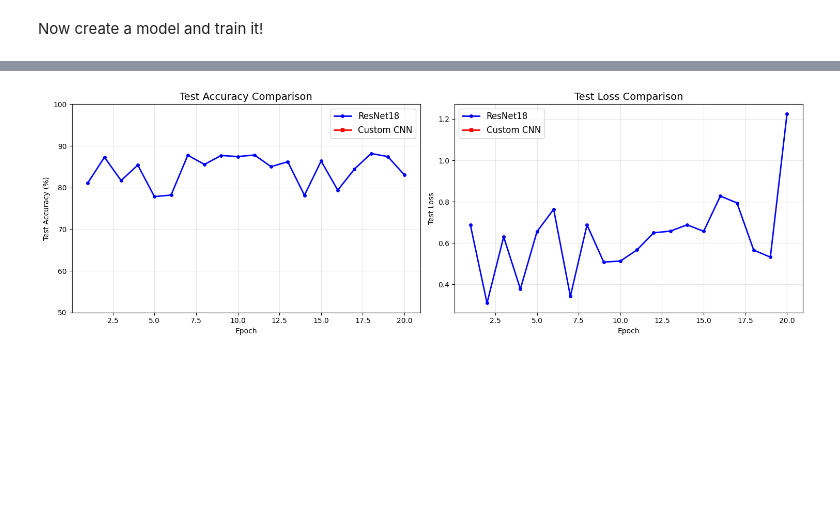
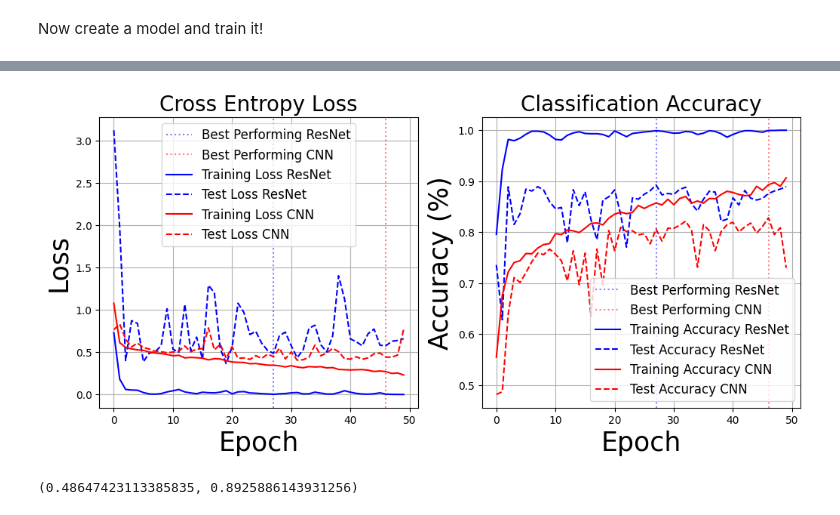
Before and after one commit to Neismo/02516DeepVision, a Jupyter notebook: Project1/IDLCV_Project_1_hotdog.ipynb, the cells around one changed output, grey strips where cells are left out. Drawn from its saved outputs; the diff is of its cells as text; code cells hidden in the pictures; blank space fills up the shorter version.

Commit message:
Update with better figures/smooth grad

```diff
--- a/Project1/IDLCV_Project_1_hotdog.ipynb
+++ b/Project1/IDLCV_Project_1_hotdog.ipynb
@@ -63,14 +64,14 @@ train_transform = transforms.Compose([transforms.Resize((size, size)),
 train_transforms_extra = transforms.Compose([
         transforms.Resize((size, size)),
         transforms.RandomHorizontalFlip(),
-        transforms.ColorJitter(brightness=0.1, contrast=0.1, saturation=0.1, hue=0.1),
+        transforms.ColorJitter(brightness=0.1, contrast=0.1, saturation=0.1, hue=0.05),
         transforms.ToTensor()
     ]
 )
 test_transform = transforms.Compose([transforms.Resize((size, size)),
                                     transforms.ToTensor()])
 
-batch_size = 64
+batch_size = 128
 
 trainset = Hotdog_NotHotdog(train=True, transform=train_transform)
 trainset_extra = Hotdog_NotHotdog(train=True, transform=train_transforms_extra)
@@ -147,7 +189,7 @@ class LinearHead(nn.Module):
 
 model_resnet = LinearHead(resnet).to(device)
 # %%
-num_epochs = 20
+num_epochs = 50
 
 optimizer = torch.optim.Adam(model_resnet.parameters(), lr=0.001)
 
@@ -161,12 +203,13 @@ test_accuracies = []
 best_test_acc = 0.0
 best_model_path = "best_model.pth"
 
-for epoch in tqdm(range(num_epochs), unit='epoch'):
+for epoch in range(num_epochs):
+    print(f"Epoch {epoch+1}/{num_epochs}")
     # Training phase
     model_resnet.train()
     train_correct = 0
     train_loss = 0.0
-    for minibatch_no, (data, target) in tqdm(enumerate(train_loader), total=len(train_loader)):
+    for minibatch_no, (data, target) in enumerate(train_loader):
         data, target = data.to(device), target.to(device)
         optimizer.zero_grad()
         output = model_resnet(data)
@@ -207,4 +250,4 @@ for epoch in tqdm(range(num_epochs), unit='epoch'):
     if test_acc > best_test_acc:
         best_test_acc = test_acc
         torch.save(model_resnet.state_dict(), best_model_path)
-        print(f"New best test accuracy {100*test_acc:.1f}% at epoch {epoch+1}, model saved to {best_model_path}")
+        print(f"\tNew best test accuracy {100*test_acc:.1f}% at epoch {epoch+1}, model saved to {best_model_path}")
@@ -362,27 +272,40 @@ Improvement from first to last epoch:
-# %%
-# Create a focused comparison plot
-fig, axes = plt.subplots(1, 2, figsize=(15, 5))
-
-# Accuracy comparison
-axes[0].plot(range(1, len(test_accuracies) + 1), [acc * 100 for acc in test_accuracies], 'b-o', label='ResNet18', linewidth=2, markersize=4)
-axes[0].plot(range(1, len(test_accuracies_extra) + 1), [acc * 100 for acc in test_accuracies_extra], 'r-s', label='Custom CNN', linewidth=2, markersize=4)
-axes[0].set_title('Test Accuracy Comparison', fontsize=14)
-axes[0].set_xlabel('Epoch')
-axes[0].set_ylabel('Test Accuracy (%)')
-axes[0].legend(fontsize=12)
-axes[0].grid(True, alpha=0.3)
-axes[0].set_ylim(50, 100)
-
-# Loss comparison
-axes[1].plot(range(1, len(test_losses) + 1), test_losses, 'b-o', label='ResNet18', linewidth=2, markersize=4)
-axes[1].plot(range(1, len(test_losses_extra) + 1), test_losses_extra, 'r-s', label='Custom CNN', linewidth=2, markersize=4)
-axes[1].set_title('Test Loss Comparison', fontsize=14)
-axes[1].set_xlabel('Epoch')
-axes[1].set_ylabel('Test Loss')
-axes[1].legend(fontsize=12)
-axes[1].grid(True, alpha=0.3)
-
-plt.tight_layout()
-plt.show()
-# %% [output]
-[figure, removed]
+# %%
+custom_hist = np.loadtxt("message.txt")
+training_acc_cnn, test_acc_cnn, train_loss_cnn, test_loss_cnn = custom_hist[:, 0],custom_hist[:, 1],custom_hist[:, 2],custom_hist[:, 3]
+# %%
+
+# Plot training and test loss - vertical line at epoch 28
+plt.figure(figsize=(12, 5))
+plt.subplot(1, 2, 1)
+# alpha = 0.5
+plt.axvline(x=27, color='blue', linestyle='dotted', label='Best Performing ResNet', alpha=0.5)
+plt.axvline(x=46, color='red', linestyle='dotted', label='Best Performing CNN', alpha=0.5)
+plt.plot(train_losses, label='Training Loss ResNet', color='blue')
+plt.plot(test_losses, label='Test Loss ResNet', color='blue', linestyle='--')
+plt.plot(train_loss_cnn, label='Training Loss CNN', color='red')
+plt.plot(test_loss_cnn, label='Test Loss CNN', color='red', linestyle='--')
+plt.xlabel('Epoch', fontsize=25)
+plt.ylabel('Loss', fontsize=25)
+plt.title('Cross Entropy Loss', fontsize=20)
+plt.legend(fontsize=12)
+plt.grid()
+# Plot training and test accuracy
+plt.subplot(1, 2, 2)
+plt.axvline(x=27, color='blue', linestyle='dotted', label='Best Performing ResNet', alpha=0.5)
+plt.axvline(x=46, color='red', linestyle='dotted', label='Best Performing CNN', alpha=0.5)
+plt.plot(train_accuracies, label='Training Accuracy ResNet', color='blue')
+plt.plot(test_accuracies, label='Test Accuracy ResNet', color='blue', linestyle='--')
+plt.plot(training_acc_cnn, label='Training Accuracy CNN', color='red')
+plt.plot(test_acc_cnn, label='Test Accuracy CNN', color='red', linestyle='--')
+plt.xlabel('Epoch', fontsize=25)
+plt.ylabel('Accuracy (%)', fontsize=25)
+plt.title('Classification Accuracy', fontsize=20)
+# increase font size of legend
+plt.legend(fontsize=12)
+plt.grid()
+plt.show()
+
+test_losses[27], test_accuracies[27]
+# %% [output]
+[figure, added]
+(0.48647423113385835, 0.8925886143931256)
```
Also changed, not shown: parts of 11 cells of this notebook, 3 other files.
